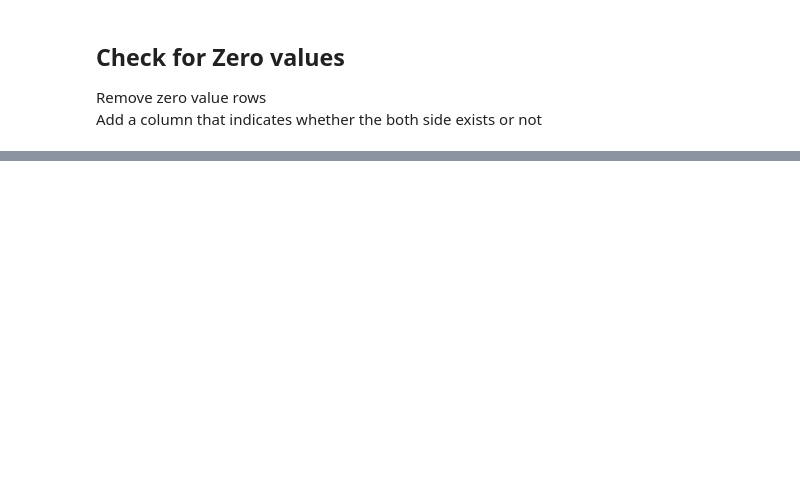
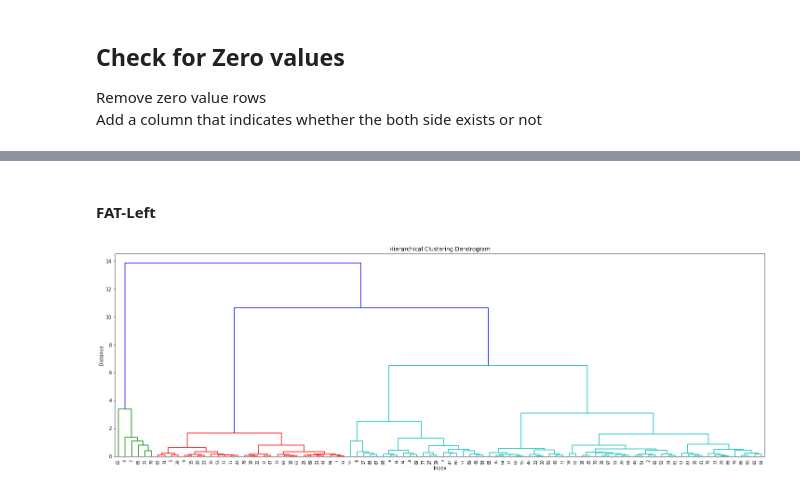
Before and after one commit to stereopickles/DTI_Schizo, a Jupyter notebook: 002_data_merge.ipynb, the cells around one changed output, grey strips where cells are left out. Cells and saved outputs as stored; diff of their text form; code cells hidden in the pictures; blank space fills up the shorter version.

```diff
--- a/002_data_merge.ipynb
+++ b/002_data_merge.ipynb
@@ -332,2 +500,2 @@ Check per group per side per condition distribution
 # %%
-measures = ['track_count', 'voxel_count', 'mean_length']
+cols = ['track_count', 'voxel_count']
@@ -356,0 +502,25 @@ for measure in measures:
+# %% [markdown]
+#### FAT-Left
+# %%
+def get_X(df):
+    X = df[cols].values
+    scaler = StandardScaler()
+    return scaler.fit_transform(X)
+
+def plot_dendrogram(X):
+    lnk_arr = linkage(X, method = 'ward')
+    plt.figure(figsize=(25, 8))
+    plt.title('Hierarchical Clustering Dendrogram')
+    plt.xlabel('Index')
+    plt.ylabel('Distance')
+    dendrogram(
+        lnk_arr,
+        leaf_rotation=90.,
+        leaf_font_size=8.)
+    plt.show()
+# %%
+FATdf_L = clean_df[(clean_df.tract == 'FAT') & (clean_df.side == 'L')].reset_index()
+x_std = get_X(FATdf_L)
+plot_dendrogram(x_std)
+# %% [output]
+[figure, added]
```
Also changed, not shown: parts of 44 cells of this notebook.
